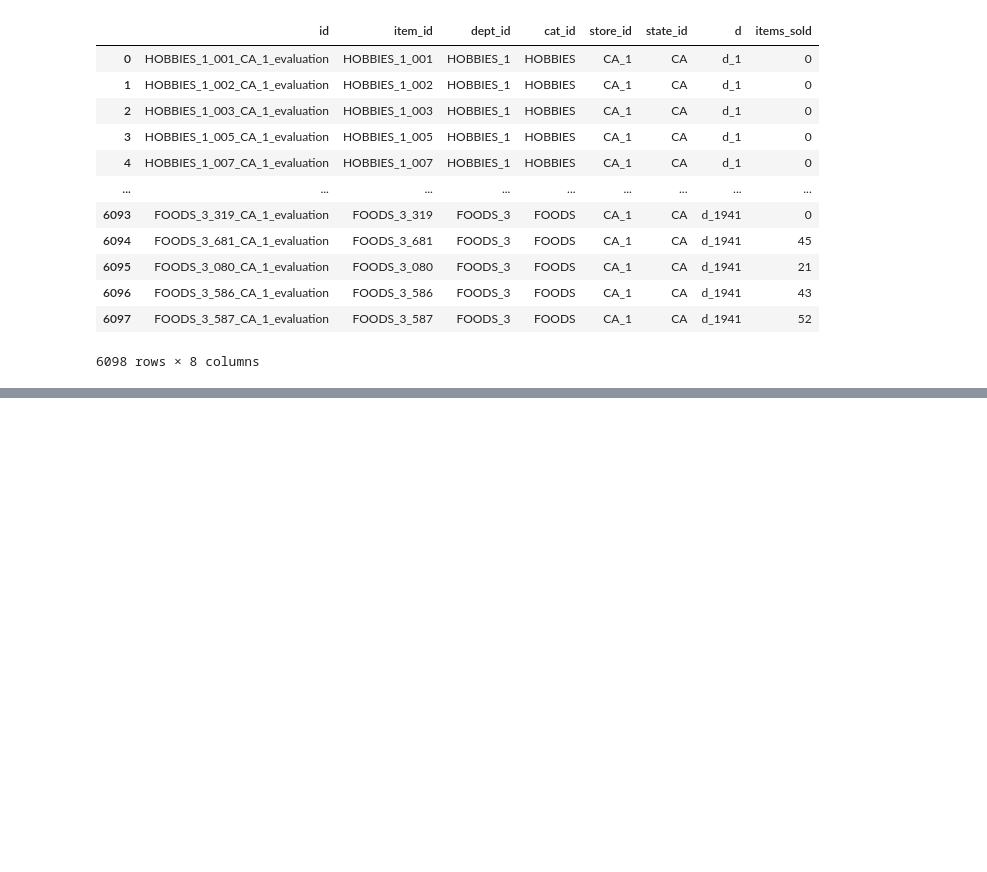
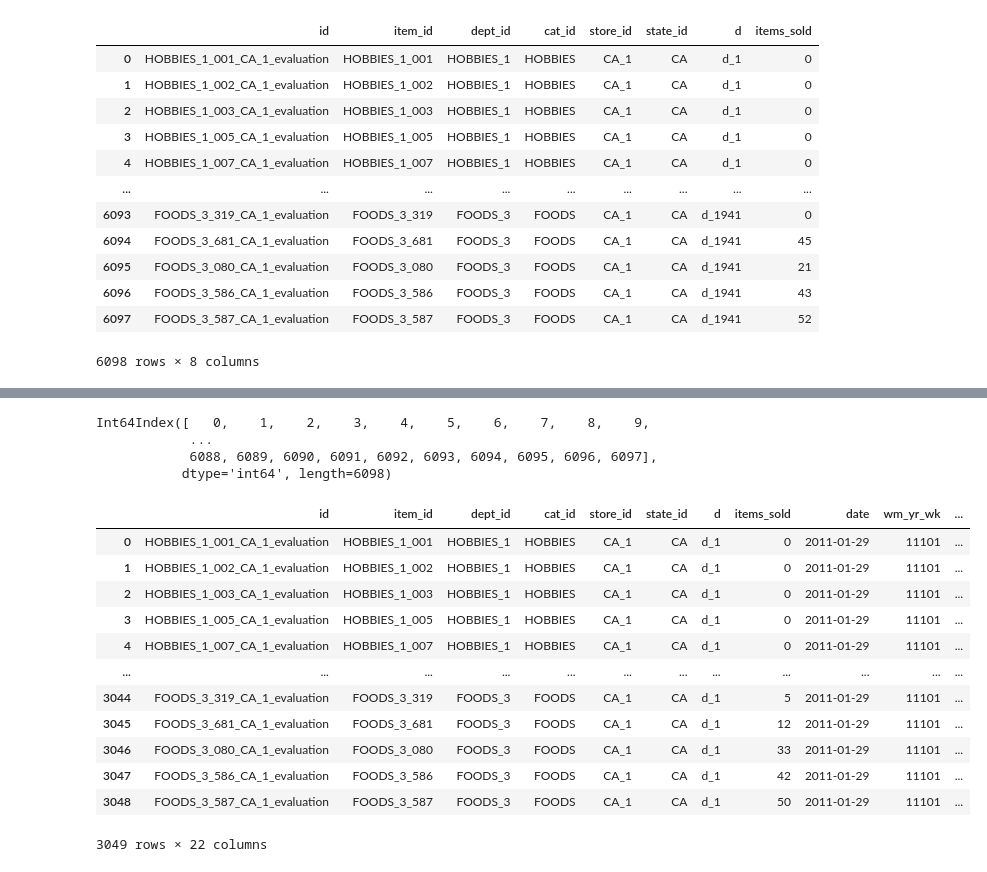
Before and after one commit to chriseisbrown/kaggle, a Jupyter notebook: bigquery_trial.ipynb, the cells around one changed output, grey strips where cells are left out. Saved outputs shown, nothing was run; the diff lists cells and outputs as text; code cells hidden in the pictures; blank space fills up the shorter version.

```diff
--- a/bigquery_trial.ipynb
+++ b/bigquery_trial.ipynb
@@ -97,0 +138,6 @@ df
+# %%
+df = pd.merge(
+    df,
+    prices,
+    on=['store_id','item_id','wm_yr_wk'],
+    how='left')
@@ -97,0 +174,23 @@ df
+# %%
+df.index
+# %% [output]
+Int64Index([   0,    1,    2,    3,    4,    5,    6,    7,    8,    9,
+            ...
+            6088, 6089, 6090, 6091, 6092, 6093, 6094, 6095, 6096, 6097],
+           dtype='int64', length=6098)
+# %%
+df.loc[df['wm_yr_wk'] == 11101]
+# %% [output]
+|  | id | item_id | dept_id | cat_id | store_id | state_id | d | items_sold | date | wm_yr_wk | ... |
+| 0 | HOBBIES_1_001_CA_1_evaluation | HOBBIES_1_001 | HOBBIES_1 | HOBBIES | CA_1 | CA | d_1 | 0 | 2011-01-29 | 11101 | ... |
+| 1 | HOBBIES_1_002_CA_1_evaluation | HOBBIES_1_002 | HOBBIES_1 | HOBBIES | CA_1 | CA | d_1 | 0 | 2011-01-29 | 11101 | ... |
+| 2 | HOBBIES_1_003_CA_1_evaluation | HOBBIES_1_003 | HOBBIES_1 | HOBBIES | CA_1 | CA | d_1 | 0 | 2011-01-29 | 11101 | ... |
+| 3 | HOBBIES_1_005_CA_1_evaluation | HOBBIES_1_005 | HOBBIES_1 | HOBBIES | CA_1 | CA | d_1 | 0 | 2011-01-29 | 11101 | ... |
+| 4 | HOBBIES_1_007_CA_1_evaluation | HOBBIES_1_007 | HOBBIES_1 | HOBBIES | CA_1 | CA | d_1 | 0 | 2011-01-29 | 11101 | ... |
+| ... | ... | ... | ... | ... | ... | ... | ... | ... | ... | ... | ... |
+| 3044 | FOODS_3_319_CA_1_evaluation | FOODS_3_319 | FOODS_3 | FOODS | CA_1 | CA | d_1 | 5 | 2011-01-29 | 11101 | ... |
+| 3045 | FOODS_3_681_CA_1_evaluation | FOODS_3_681 | FOODS_3 | FOODS | CA_1 | CA | d_1 | 12 | 2011-01-29 | 11101 | ... |
+| 3046 | FOODS_3_080_CA_1_evaluation | FOODS_3_080 | FOODS_3 | FOODS | CA_1 | CA | d_1 | 33 | 2011-01-29 | 11101 | ... |
+| 3047 | FOODS_3_586_CA_1_evaluation | FOODS_3_586 | FOODS_3 | FOODS | CA_1 | CA | d_1 | 42 | 2011-01-29 | 11101 | ... |
+| 3048 | FOODS_3_587_CA_1_evaluation | FOODS_3_587 | FOODS_3 | FOODS | CA_1 | CA | d_1 | 50 | 2011-01-29 | 11101 | ... |
+3049 rows × 22 columns
```
Also changed, not shown: parts of 8 cells of this notebook.
